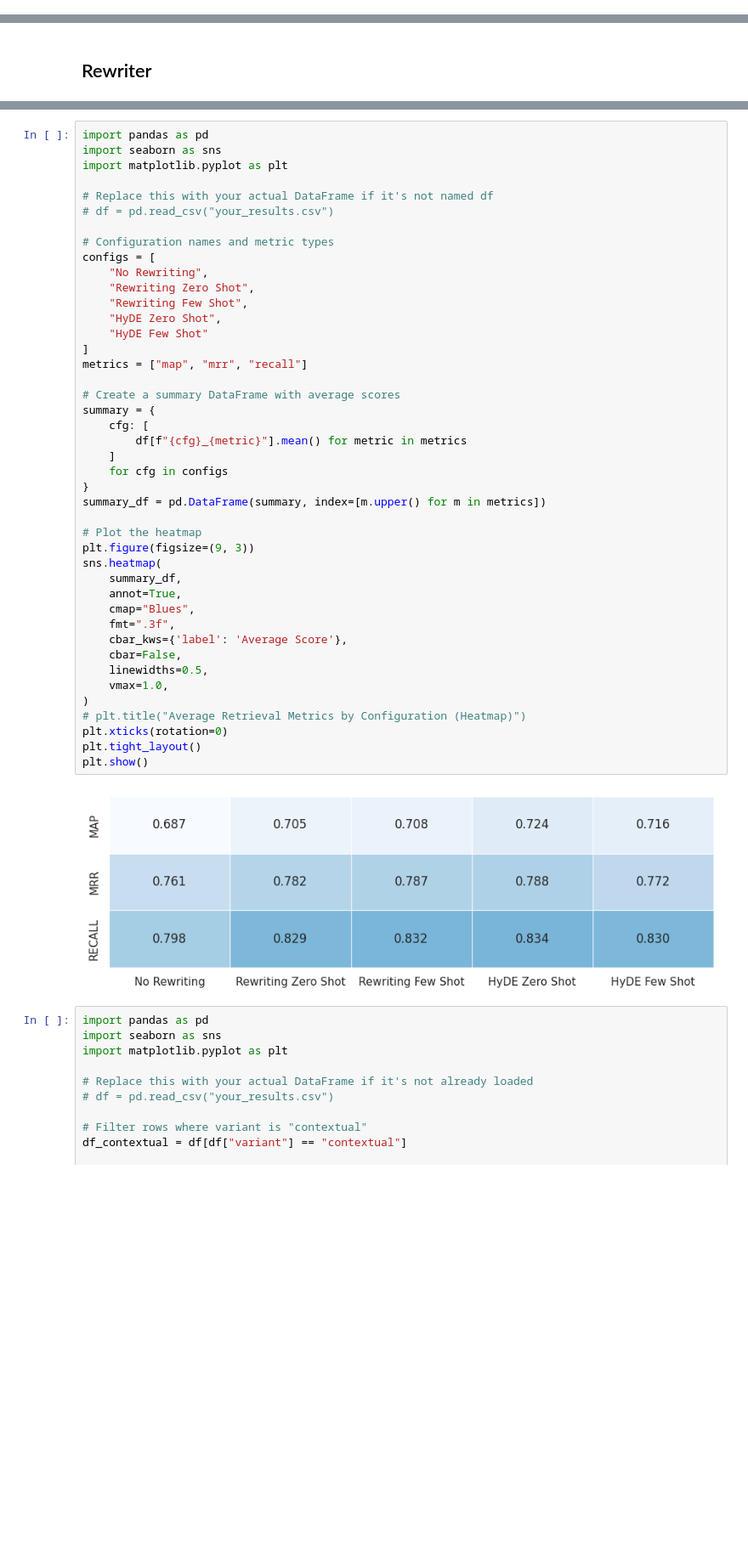
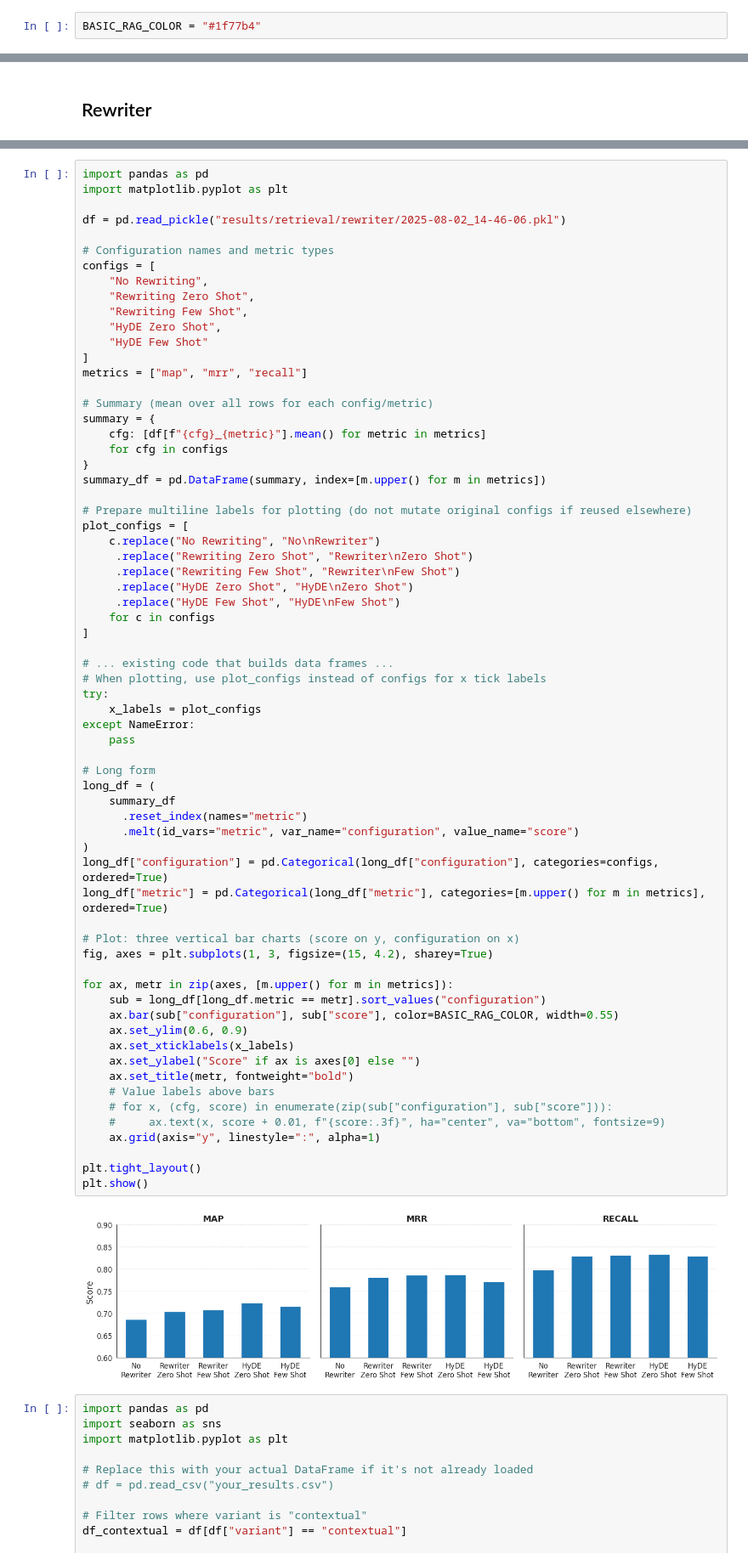
Before and after one commit to lukaskaibel/rag-medical-consultation, a Jupyter notebook: 7_analysis.ipynb, the cells around one changed output, grey strips where cells are left out. Shown at 85% size. Saved outputs shown, nothing was run; the diff lists cells and outputs as text; blank space fills up the shorter version.

```diff
--- a/7_analysis.ipynb
+++ b/7_analysis.ipynb
@@ -142,0 +16,2 @@ plt.show()
+# %%
+BASIC_RAG_COLOR = "#1f77b4"
@@ -1170,48 +1733,71 @@ df = pd.read_pickle("results/retrieval/rewriter/2025-08-02_14-46-06.pkl")
 # %%
 import pandas as pd
-import seaborn as sns
 import matplotlib.pyplot as plt
 
-# Replace this with your actual DataFrame if it's not named df
-# df = pd.read_csv("your_results.csv")
+df = pd.read_pickle("results/retrieval/rewriter/2025-08-02_14-46-06.pkl")
 
 # Configuration names and metric types
 configs = [
     "No Rewriting",
     "Rewriting Zero Shot",
     "Rewriting Few Shot",
     "HyDE Zero Shot",
     "HyDE Few Shot"
 ]
 metrics = ["map", "mrr", "recall"]
 
-# Create a summary DataFrame with average scores
+# Summary (mean over all rows for each config/metric)
 summary = {
-    cfg: [
-        df[f"{cfg}_{metric}"].mean() for metric in metrics
-    ]
+    cfg: [df[f"{cfg}_{metric}"].mean() for metric in metrics]
     for cfg in configs
 }
 summary_df = pd.DataFrame(summary, index=[m.upper() for m in metrics])
 
-# Plot the heatmap
-plt.figure(figsize=(9, 3))
-sns.heatmap(
-    summary_df,
-    annot=True,
-    cmap="Blues",
-    fmt=".3f",
-    cbar_kws={'label': 'Average Score'},
-    cbar=False,
-    linewidths=0.5,
-    vmax=1.0,
+# Prepare multiline labels for plotting (do not mutate original configs if reused elsewhere)
+plot_configs = [
+    c.replace("No Rewriting", "No\nRewriter")
+     .replace("Rewriting Zero Shot", "Rewriter\nZero Shot")
+     .replace("Rewriting Few Shot", "Rewriter\nFew Shot")
+     .replace("HyDE Zero Shot", "HyDE\nZero Shot")
+     .replace("HyDE Few Shot", "HyDE\nFew Shot")
+    for c in configs
+]
+
+# ... existing code that builds data frames ...
+# When plotting, use plot_configs instead of configs for x tick labels
+try:
+    x_labels = plot_configs
+except NameError:
+    pass
+
+# Long form
+long_df = (
+    summary_df
+      .reset_index(names="metric")
+      .melt(id_vars="metric", var_name="configuration", value_name="score")
 )
-# plt.title("Average Retrieval Metrics by Configuration (Heatmap)")
-plt.xticks(rotation=0)
+long_df["configuration"] = pd.Categorical(long_df["configuration"], categories=configs, ordered=True)
+long_df["metric"] = pd.Categorical(long_df["metric"], categories=[m.upper() for m in metrics], ordered=True)
+
+# Plot: three vertical bar charts (score on y, configuration on x)
+fig, axes = plt.subplots(1, 3, figsize=(15, 4.2), sharey=True)
+
+for ax, metr in zip(axes, [m.upper() for m in metrics]):
+    sub = long_df[long_df.metric == metr].sort_values("configuration")
+    ax.bar(sub["configuration"], sub["score"], color=BASIC_RAG_COLOR, width=0.55)
+    ax.set_ylim(0.6, 0.9)
+    ax.set_xticklabels(x_labels)
+    ax.set_ylabel("Score" if ax is axes[0] else "")
+    ax.set_title(metr, fontweight="bold")
+    # Value labels above bars
+    # for x, (cfg, score) in enumerate(zip(sub["configuration"], sub["score"])):
+    #     ax.text(x, score + 0.01, f"{score:.3f}", ha="center", va="bottom", fontsize=9)
+    ax.grid(axis="y", linestyle=":", alpha=1)
+
 plt.tight_layout()
 plt.show()
 # %% [output]
-[figure, old version]
+[figure, new version]
 # %%
 import pandas as pd
 import seaborn as sns
```
Also changed, not shown: parts of 11 cells of this notebook, 3 other files.
